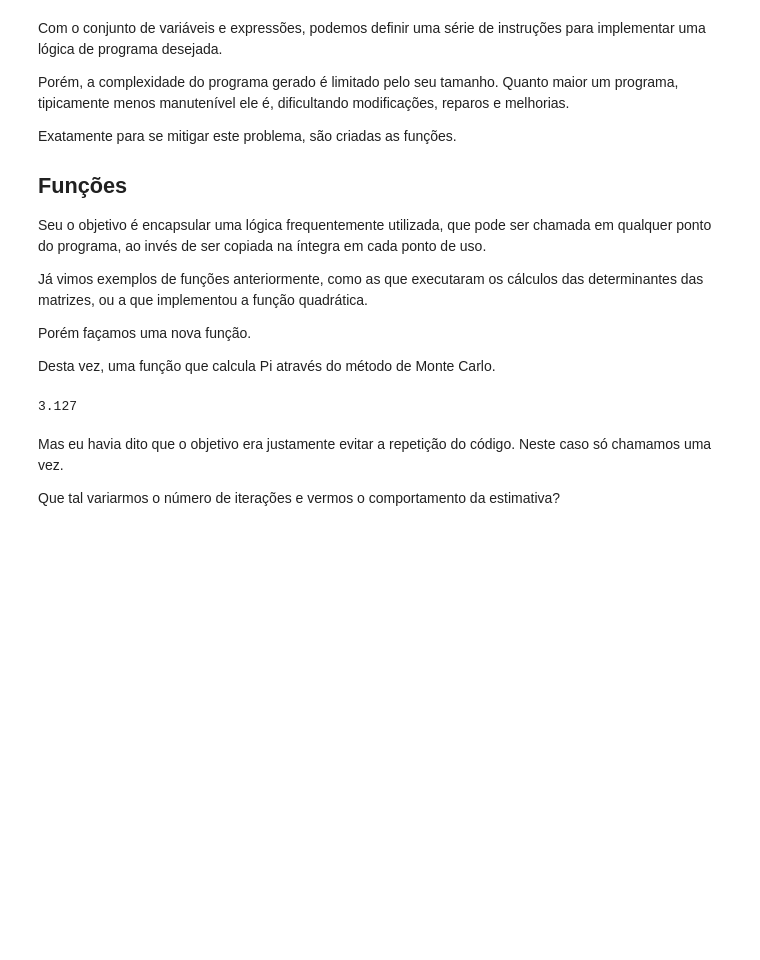
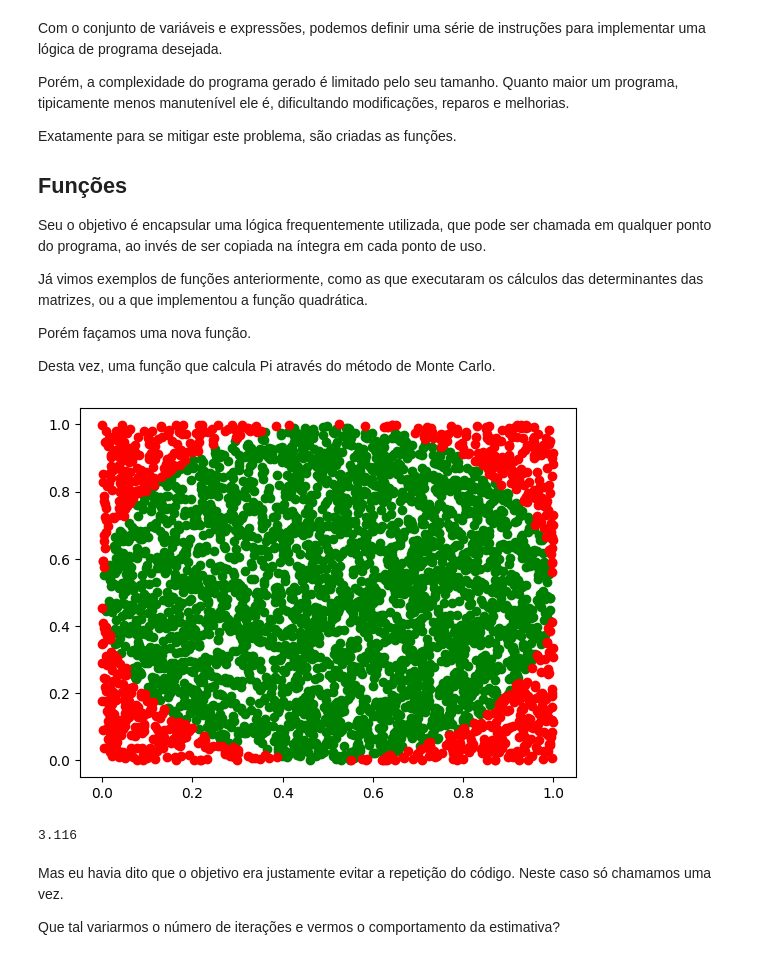
Before and after one commit to Gabrielcarvfer/Introducao-a-Ciencia-da-Computacao-UnB, a Jupyter notebook: material.ipynb, the cells around one changed output. Drawn from its saved outputs; the diff is of its cells as text; code cells hidden in the pictures; blank space fills up the shorter version.

```diff
--- a/material.ipynb
+++ b/material.ipynb
@@ -379,36 +379,49 @@ Porém façamos uma nova função.
 
 Desta vez, uma função que calcula Pi através do método de Monte Carlo.
 # %%
-def estima_pi_monte_carlo(iteracoes=4000, silencioso=True):
+def estima_pi_monte_carlo(iteracoes=4000, silencioso=True, plota_figura=False):
     import random # importa biblioteca de números aleatórios
 
     estimativa_pi = 0 # declara variável para guardar o resultado da computação
     dentro_do_circulo = 0 # conta número de coordenadas dentro do círculo
+    coordenadas_no_circulo = [[], []]
+    coordenadas_fora_do_circulo = [[], []]
     for i in range(iteracoes):
         # estima o valor de Pi sorteando coordenadas dentro de um quadrado [0,1]
         x = random.random()
         y = random.random()
         # calcula distância euclidiana do ponto até o centro [0.5, 0.5]
         d = ((x-0.5)**2 + (y-0.5)**2)**0.5
         # se a coordenada cair dentro do círculo, contabilize
         if d <= 0.5:
             dentro_do_circulo += 1
+            coordenadas_no_circulo[0].append(x)
+            coordenadas_no_circulo[1].append(y)
         # se cair fora, não faz nada e continua para a próxima iteração i = i+1
         else:
+            coordenadas_fora_do_circulo[0].append(x)
+            coordenadas_fora_do_circulo[1].append(y)
             pass
 
         # imprime a cada 10 iterações
         if i % 200 == 0 and not silencioso:
             # número de pontos que caem dentro do círculo tem que ser
             # proporcional à área do círculo em relação à do quadrado
             # Acirc = pi*(raio**2) = pi*0.25 ou pi/4
             # Aquad = 1*1 = 1
             print("Estimativa de pi para %d:%f" % (i, 4*dentro_do_circulo/iteracoes))
+    if plota_figura:
+        plt.scatter(coordenadas_no_circulo[0], coordenadas_no_circulo[1], color="green")
+        plt.scatter(coordenadas_fora_do_circulo[0],
+                    coordenadas_fora_do_circulo[1],
+                    color="red")
+        plt.show()
     return 4*dentro_do_circulo/iteracoes
 
-estima_pi_monte_carlo()
+estima_pi_monte_carlo(plota_figura=True)
 # %% [output]
+[figure, added]
-3.127
+3.116
 # %% [markdown]
 Mas eu havia dito que o objetivo era justamente evitar a repetição do código. Neste caso só chamamos uma vez.
 
```
Also changed, not shown: parts of 1 cell of this notebook.
